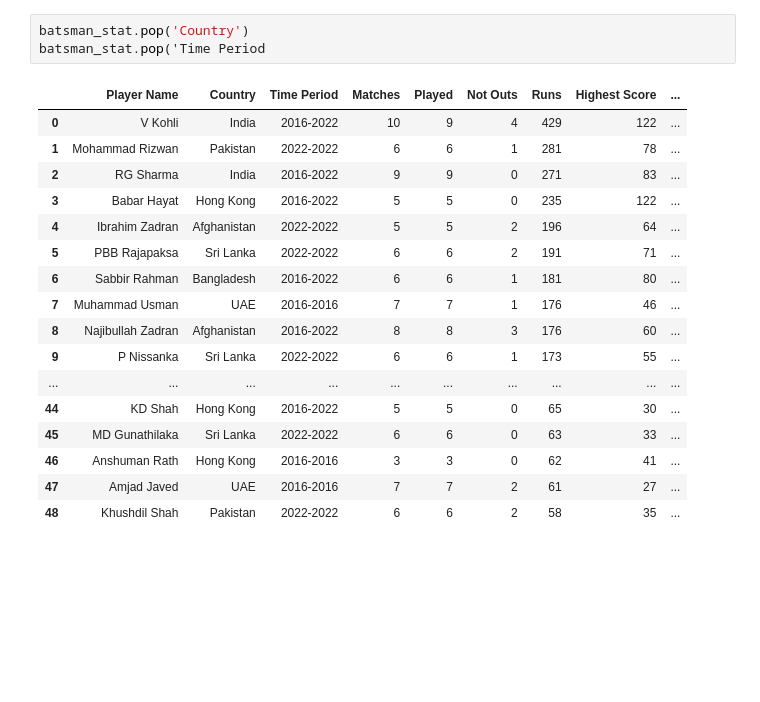
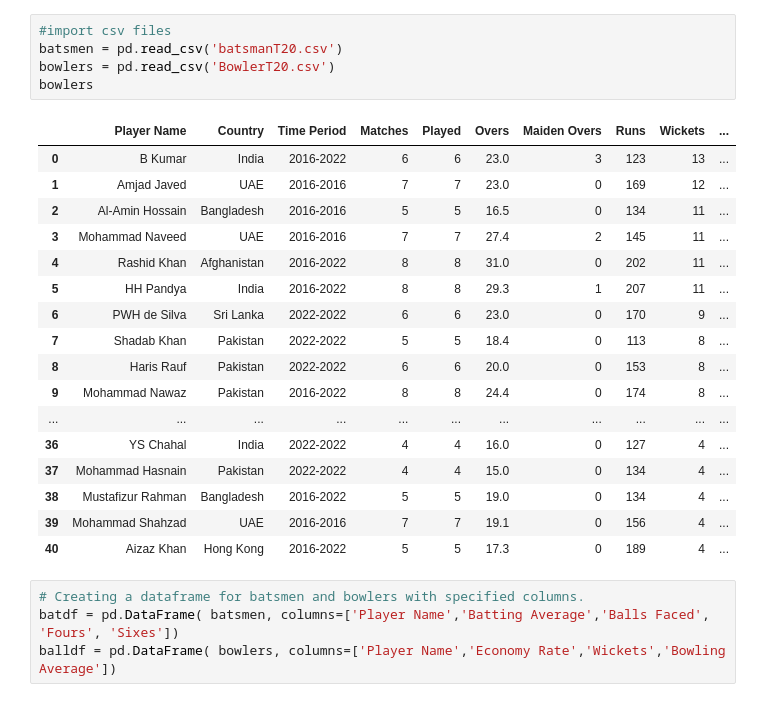
Before and after one commit to Vikaslh/Crick-stat-index-11, a Jupyter notebook: Classfify.ipynb, the cells around one changed output. Cells and saved outputs as stored; diff of their text form; blank space fills up the shorter version.

Commit message:
Created batsman and bowlers dataframe and combined them

```diff
--- a/Classfify.ipynb
+++ b/Classfify.ipynb
@@ -26,21 +3,27 @@ batsman_stat
-# %%
-batsman_stat.pop('Country')
-batsman_stat.pop('Time Period
-# %% [output]
-|  | Player Name | Country | Time Period | Matches | Played | Not Outs | Runs | Highest Score | ... |
-| 0 | V Kohli | India | 2016-2022 | 10 | 9 | 4 | 429 | 122 | ... |
-| 1 | Mohammad Rizwan | Pakistan | 2022-2022 | 6 | 6 | 1 | 281 | 78 | ... |
-| 2 | RG Sharma | India | 2016-2022 | 9 | 9 | 0 | 271 | 83 | ... |
-| 3 | Babar Hayat | Hong Kong | 2016-2022 | 5 | 5 | 0 | 235 | 122 | ... |
-| 4 | Ibrahim Zadran | Afghanistan | 2022-2022 | 5 | 5 | 2 | 196 | 64 | ... |
-| 5 | PBB Rajapaksa | Sri Lanka | 2022-2022 | 6 | 6 | 2 | 191 | 71 | ... |
-| 6 | Sabbir Rahman | Bangladesh | 2016-2022 | 6 | 6 | 1 | 181 | 80 | ... |
-| 7 | Muhammad Usman | UAE | 2016-2016 | 7 | 7 | 1 | 176 | 46 | ... |
-| 8 | Najibullah Zadran | Afghanistan | 2016-2022 | 8 | 8 | 3 | 176 | 60 | ... |
-| 9 | P Nissanka | Sri Lanka | 2022-2022 | 6 | 6 | 1 | 173 | 55 | ... |
-| ... | ... | ... | ... | ... | ... | ... | ... | ... | ... |
-| 44 | KD Shah | Hong Kong | 2016-2022 | 5 | 5 | 0 | 65 | 30 | ... |
-| 45 | MD Gunathilaka | Sri Lanka | 2022-2022 | 6 | 6 | 0 | 63 | 33 | ... |
-| 46 | Anshuman Rath | Hong Kong | 2016-2016 | 3 | 3 | 0 | 62 | 41 | ... |
-| 47 | Amjad Javed | UAE | 2016-2016 | 7 | 7 | 2 | 61 | 27 | ... |
-| 48 | Khushdil Shah | Pakistan | 2022-2022 | 6 | 6 | 2 | 58 | 35 | ... |
+# %%
+#import csv files
+batsmen = pd.read_csv('batsmanT20.csv')
+bowlers = pd.read_csv('BowlerT20.csv')
+bowlers
+# %% [output]
+|  | Player Name | Country | Time Period | Matches | Played | Overs | Maiden Overs | Runs | Wickets | ... |
+| 0 | B Kumar | India | 2016-2022 | 6 | 6 | 23.0 | 3 | 123 | 13 | ... |
+| 1 | Amjad Javed | UAE | 2016-2016 | 7 | 7 | 23.0 | 0 | 169 | 12 | ... |
+| 2 | Al-Amin Hossain | Bangladesh | 2016-2016 | 5 | 5 | 16.5 | 0 | 134 | 11 | ... |
+| 3 | Mohammad Naveed | UAE | 2016-2016 | 7 | 7 | 27.4 | 2 | 145 | 11 | ... |
+| 4 | Rashid Khan | Afghanistan | 2016-2022 | 8 | 8 | 31.0 | 0 | 202 | 11 | ... |
+| 5 | HH Pandya | India | 2016-2022 | 8 | 8 | 29.3 | 1 | 207 | 11 | ... |
+| 6 | PWH de Silva | Sri Lanka | 2022-2022 | 6 | 6 | 23.0 | 0 | 170 | 9 | ... |
+| 7 | Shadab Khan | Pakistan | 2022-2022 | 5 | 5 | 18.4 | 0 | 113 | 8 | ... |
+| 8 | Haris Rauf | Pakistan | 2022-2022 | 6 | 6 | 20.0 | 0 | 153 | 8 | ... |
+| 9 | Mohammad Nawaz | Pakistan | 2016-2022 | 8 | 8 | 24.4 | 0 | 174 | 8 | ... |
+| ... | ... | ... | ... | ... | ... | ... | ... | ... | ... | ... |
+| 36 | YS Chahal | India | 2022-2022 | 4 | 4 | 16.0 | 0 | 127 | 4 | ... |
+| 37 | Mohammad Hasnain | Pakistan | 2022-2022 | 4 | 4 | 15.0 | 0 | 134 | 4 | ... |
+| 38 | Mustafizur Rahman | Bangladesh | 2016-2022 | 5 | 5 | 19.0 | 0 | 134 | 4 | ... |
+| 39 | Mohammad Shahzad | UAE | 2016-2016 | 7 | 7 | 19.1 | 0 | 156 | 4 | ... |
+| 40 | Aizaz Khan | Hong Kong | 2016-2022 | 5 | 5 | 17.3 | 0 | 189 | 4 | ... |
+# %%
+# Creating a dataframe for batsmen and bowlers with specified columns.
+batdf = pd.DataFrame( batsmen, columns=['Player Name','Batting Average','Balls Faced', 'Fours', 'Sixes'])
+balldf = pd.DataFrame( bowlers, columns=['Player Name','Economy Rate','Wickets','Bowling Average'])
```
Also changed, not shown: parts of 6 cells of this notebook, 1 other file.
